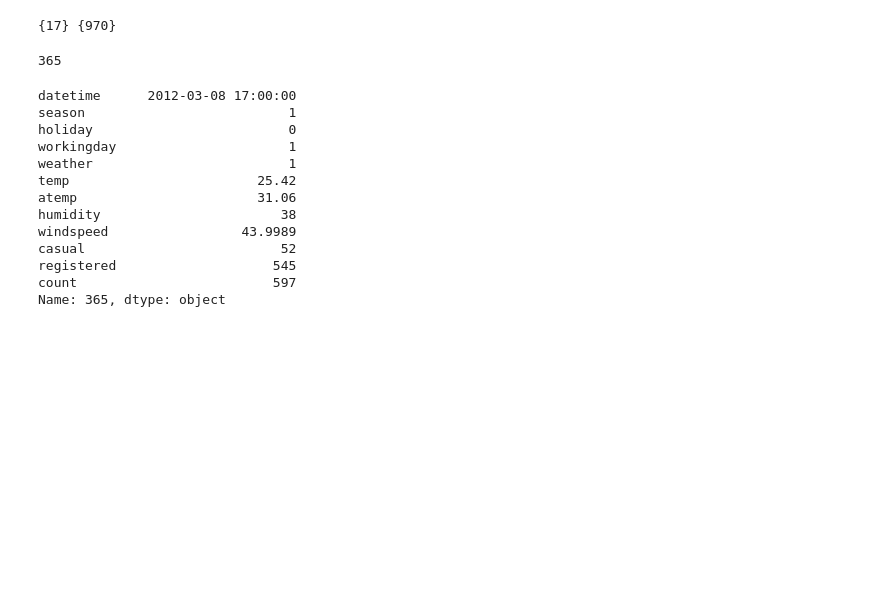
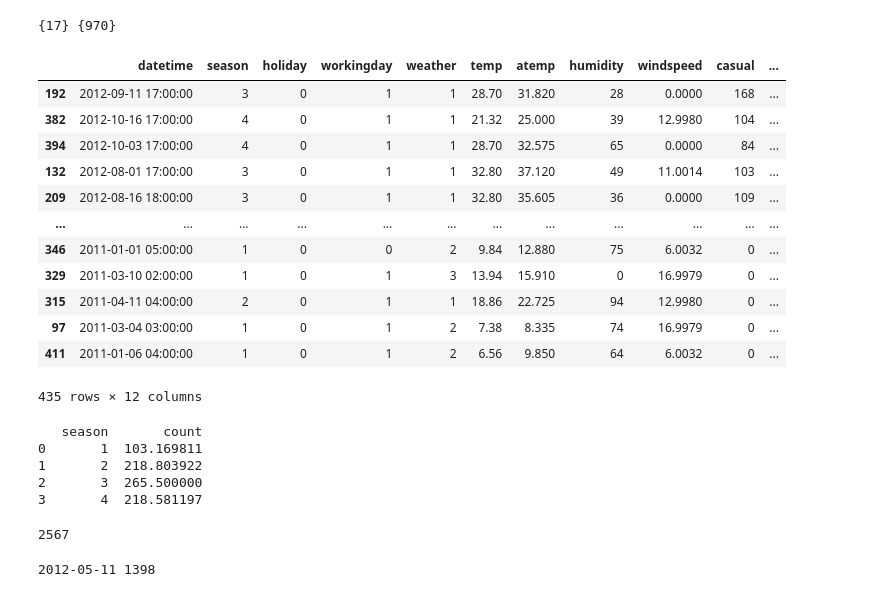
Before and after one commit to j00jun/DeepLearning_study, a Jupyter notebook: 빅분기_실기/part02_데이터_처리/sec02_pandas를_활용한_날짜_문자열_처리.ipynb, the cells around one changed output. Saved outputs shown, nothing was run; the diff lists cells and outputs as text; code cells hidden in the pictures; blank space fills up the shorter version.

```diff
--- a/빅분기_실기/part02_데이터_처리/sec02_pandas를_활용한_날짜_문자열_처리.ipynb
+++ b/빅분기_실기/part02_데이터_처리/sec02_pandas를_활용한_날짜_문자열_처리.ipynb
@@ -313,23 +313,52 @@ max_count = df['count'].max()
 print({max_count_hour}, {max_count})
 # %% [output]
 {17} {970}
-# %%
-df[df['season'] == 1]['count'].idxmax()
-# %% [output]
-365
 # %%
-df.loc[365]
+df.sort_values('count', ascending=False)
 # %% [output]
+|  | datetime | season | holiday | workingday | weather | temp | atemp | humidity | windspeed | casual | ... |
+| 192 | 2012-09-11 17:00:00 | 3 | 0 | 1 | 1 | 28.70 | 31.820 | 28 | 0.0000 | 168 | ... |
+| 382 | 2012-10-16 17:00:00 | 4 | 0 | 1 | 1 | 21.32 | 25.000 | 39 | 12.9980 | 104 | ... |
+| 394 | 2012-10-03 17:00:00 | 4 | 0 | 1 | 1 | 28.70 | 32.575 | 65 | 0.0000 | 84 | ... |
+| 132 | 2012-08-01 17:00:00 | 3 | 0 | 1 | 1 | 32.80 | 37.120 | 49 | 11.0014 | 103 | ... |
+| 209 | 2012-08-16 18:00:00 | 3 | 0 | 1 | 1 | 32.80 | 35.605 | 36 | 0.0000 | 109 | ... |
+| ... | ... | ... | ... | ... | ... | ... | ... | ... | ... | ... | ... |
+| 346 | 2011-01-01 05:00:00 | 1 | 0 | 0 | 2 | 9.84 | 12.880 | 75 | 6.0032 | 0 | ... |
+| 329 | 2011-03-10 02:00:00 | 1 | 0 | 1 | 3 | 13.94 | 15.910 | 0 | 16.9979 | 0 | ... |
+| 315 | 2011-04-11 04:00:00 | 2 | 0 | 1 | 1 | 18.86 | 22.725 | 94 | 12.9980 | 0 | ... |
+| 97 | 2011-03-04 03:00:00 | 1 | 0 | 1 | 2 | 7.38 | 8.335 | 74 | 16.9979 | 0 | ... |
+| 411 | 2011-01-06 04:00:00 | 1 | 0 | 1 | 2 | 6.56 | 9.850 | 64 | 6.0032 | 0 | ... |
-datetime      2012-03-08 17:00:00
-season                          1
-holiday                         0
-workingday                      1
-weather                         1
-temp                        25.42
-atemp                       31.06
-humidity                       38
-windspeed                 43.9989
-casual                         52
-registered                    545
-count                         597
-Name: 365, dtype: object
+435 rows × 12 columns
+# %%
+# 2 각 계절별 평균 대여량을 구하시오
+season_avg = df.groupby('season')['count'].mean().reset_index()
+print(season_avg)
+# %% [output]
+   season       count
+0       1  103.169811
+1       2  218.803922
+2       3  265.500000
+3       4  218.581197
+# %%
+# 3. 1월 동안의 총 대여량을 구하시오
+df['month'] = df['datetime'].dt.month
+
+january_rentals = df[df['month'] == 1]['count'].sum()
+print(january_rentals)
+# %% [output]
+2567
+# %%
+# 4. 가장 대여량이 많은 날짜를 구하시오.
+
+# 날짜 정보 추출
+df['date'] = df['datetime'].dt.date
+
+# 날짜별로 대여량 합계 계산
+date_rentals = df.groupby('date')['count'].sum()
+
+# 가장 대여량이 많은 날짜 찾기
+max_rental_date = date_rentals.idxmax()
+max_rental_count = date_rentals.max()
+print( max_rental_date, max_rental_count)
+# %% [output]
+2012-05-11 1398
```
Also changed, not shown: parts of 10 cells of this notebook, 1 other file.
